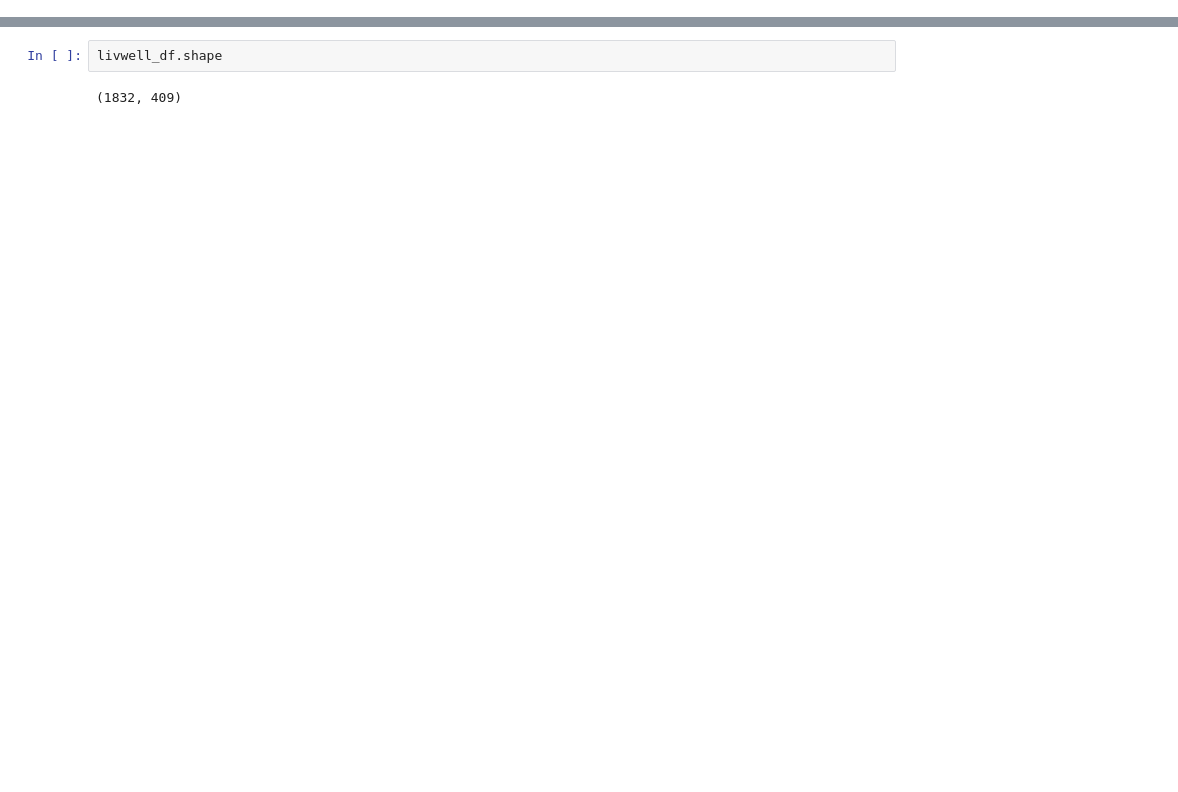
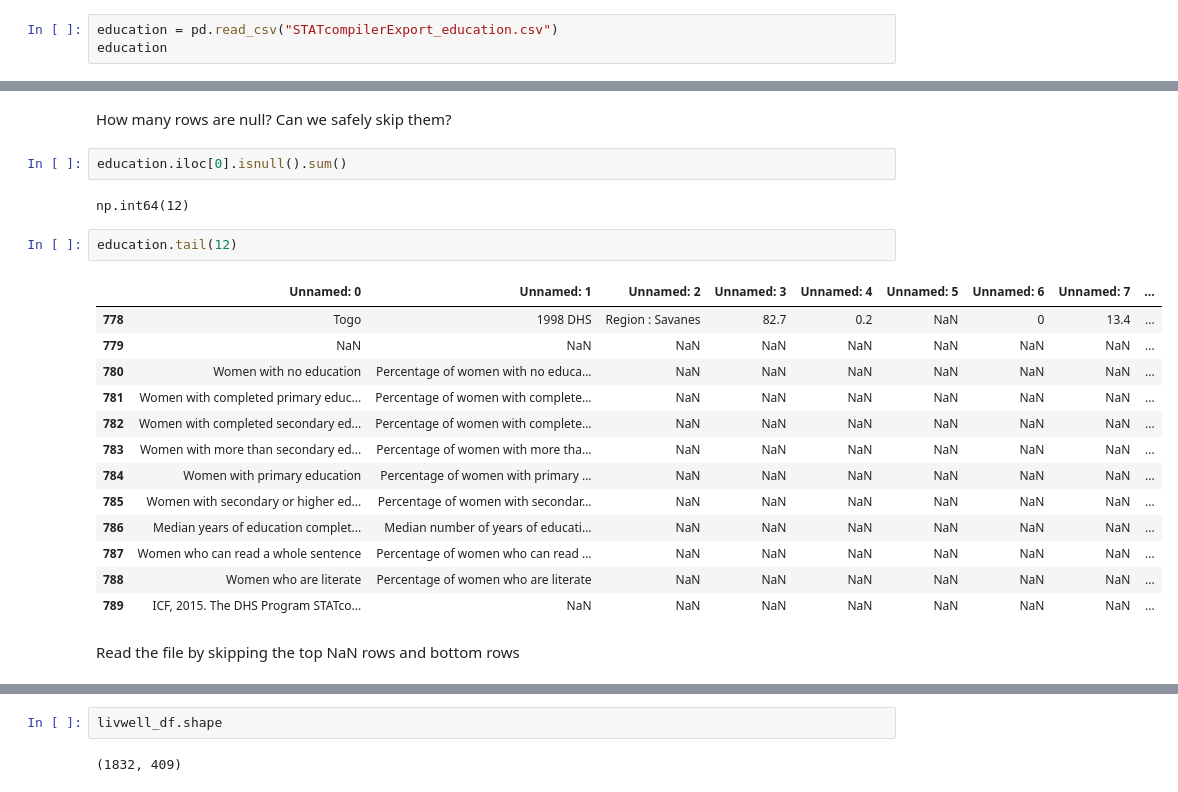
Before and after one commit to fayshaw/data_preprocessing, a Jupyter notebook: livwell.ipynb, the cells around one changed output, grey strips where cells are left out. Drawn from its saved outputs; the diff is of its cells as text; blank space fills up the shorter version.

```diff
--- a/livwell.ipynb
+++ b/livwell.ipynb
@@ -334,0 +190,3 @@ livwell_df.notnull().sum().to_frame().T
+# %%
+education = pd.read_csv("STATcompilerExport_education.csv")
+education
@@ -334,0 +207,24 @@ livwell_df.notnull().sum().to_frame().T
+# %% [markdown]
+How many rows are null?  Can we safely skip them?
+# %%
+education.iloc[0].isnull().sum()
+# %% [output]
+np.int64(12)
+# %%
+education.tail(12)
+# %% [output]
+|  | Unnamed: 0 | Unnamed: 1 | Unnamed: 2 | Unnamed: 3 | Unnamed: 4 | Unnamed: 5 | Unnamed: 6 | Unnamed: 7 | ... |
+| 778 | Togo | 1998 DHS | Region : Savanes | 82.7 | 0.2 | NaN | 0 | 13.4 | ... |
+| 779 | NaN | NaN | NaN | NaN | NaN | NaN | NaN | NaN | ... |
+| 780 | Women with no education | Percentage of women with no educa... | NaN | NaN | NaN | NaN | NaN | NaN | ... |
+| 781 | Women with completed primary educ... | Percentage of women with complete... | NaN | NaN | NaN | NaN | NaN | NaN | ... |
+| 782 | Women with completed secondary ed... | Percentage of women with complete... | NaN | NaN | NaN | NaN | NaN | NaN | ... |
+| 783 | Women with more than secondary ed... | Percentage of women with more tha... | NaN | NaN | NaN | NaN | NaN | NaN | ... |
+| 784 | Women with primary education | Percentage of women with primary ... | NaN | NaN | NaN | NaN | NaN | NaN | ... |
+| 785 | Women with secondary or higher ed... | Percentage of women with secondar... | NaN | NaN | NaN | NaN | NaN | NaN | ... |
+| 786 | Median years of education complet... | Median number of years of educati... | NaN | NaN | NaN | NaN | NaN | NaN | ... |
+| 787 | Women who can read a whole sentence | Percentage of women who can read ... | NaN | NaN | NaN | NaN | NaN | NaN | ... |
+| 788 | Women who are literate | Percentage of women who are literate | NaN | NaN | NaN | NaN | NaN | NaN | ... |
+| 789 | ICF, 2015. The DHS Program STATco... | NaN | NaN | NaN | NaN | NaN | NaN | NaN | ... |
+# %% [markdown]
+Read the file by skipping the top NaN rows and bottom rows
```
Also changed, not shown: parts of 117 cells of this notebook.
